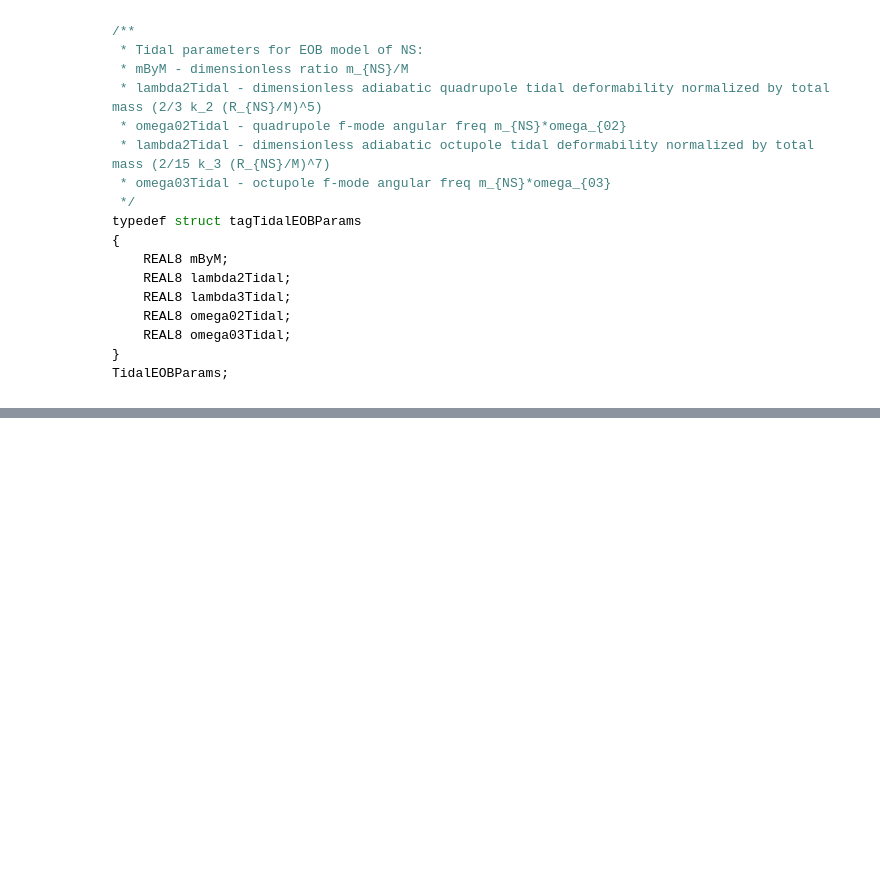
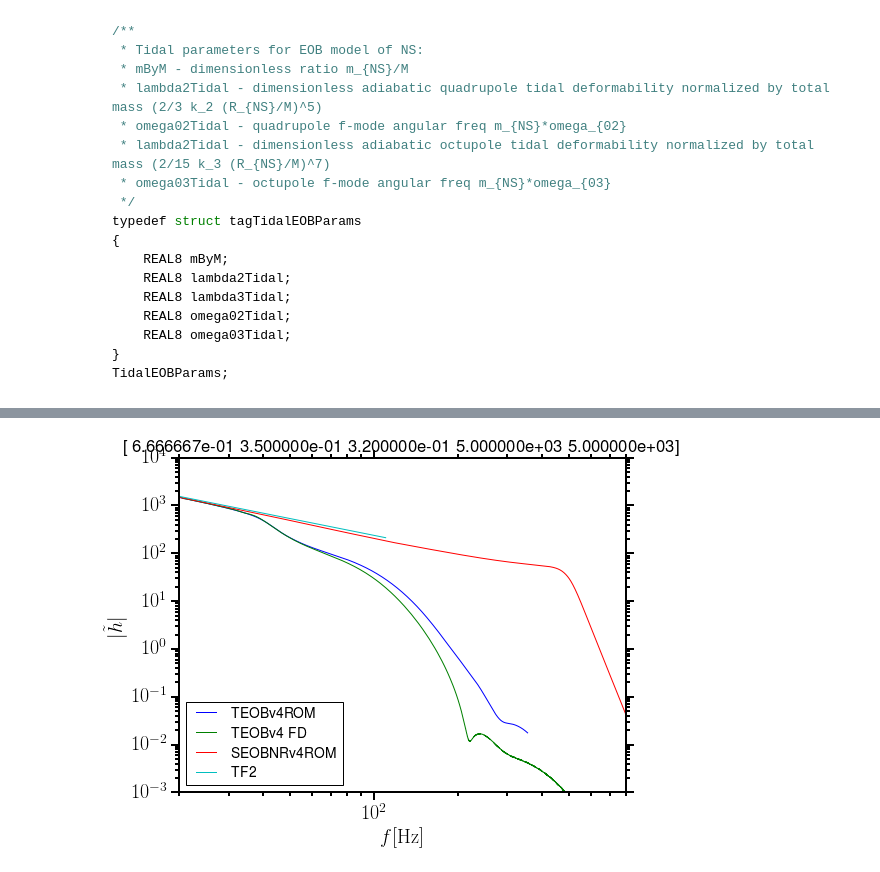
Before and after one commit to benjaminlackey/gpsurrogate, a Jupyter notebook: src/TEOB-LAL-implementation/LalsuiteSurrogate_MP.ipynb, the cells around one changed output, grey strips where cells are left out. Drawn from its saved outputs; the diff is of its cells as text; code cells hidden in the pictures; blank space fills up the shorter version.

```diff
--- a/src/TEOB-LAL-implementation/LalsuiteSurrogate_MP.ipynb
+++ b/src/TEOB-LAL-implementation/LalsuiteSurrogate_MP.ipynb
@@ -1684,0 +1710,12 @@ TidalEOBParams;
+# %%
+# SEOBNRv4T_surrogate
+phiRef, deltaF, fLow, fHigh, fRef, distance, inclination = 0, 0.1, 20, 0, 20, 1, 0
+m1 = q/(1.0+q)*Mtot
+m2 = 1.0/(1.0+q)*Mtot
+m1SI, m2SI, chi1, chi2, lambda1, lambda2, nk_max = m1*lal.MSUN_SI, m2*lal.MSUN_SI, chi1, chi2, lambda1, lambda2, -1
+
+hpTEOBv4, hcTEOBv4 = LS.SimIMRSEOBNRv4TSurrogate(phiRef, deltaF, fLow, fHigh, fRef, distance, inclination,
+                m1SI, m2SI, chi1, chi2, lambda1, lambda2)
+
+fHz_TEOBv4 = np.arange(hpTEOBv4.data.length)*hpTEOBv4.deltaF
+h_TEOBv4 = hpTEOBv4.data.data + 1j*hcTEOBv4.data.data
@@ -1684,0 +1740,35 @@ TidalEOBParams;
+# %%
+# TEOBv4 FFT via SimInspiralFD
+longAscNodes, eccentricity, meanPerAno = 0,0,0
+
+LALpars = lal.CreateDict()
+lalsimulation.SimInspiralWaveformParamsInsertTidalLambda1(LALpars, lambda1)
+lalsimulation.SimInspiralWaveformParamsInsertTidalLambda2(LALpars, lambda2)
+
+# Nyquist frequency is set by fHigh
+# Can set deltaF = 0 to figure out required frequency spacing
+hpTEOBv4FD, hcTEOBv4FD = LS.SimInspiralFD(m1SI, m2SI,
+                 0.0, 0.0, chi1,
+                 0.0, 0.0, chi2,
+                 distance, inclination, phiRef,
+                 longAscNodes, eccentricity, meanPerAno,
+                 0.0,
+                 fLow, 16384, fRef,
+                 LALpars,
+                 LS.TEOBv4)
+
+fHz_TEOBv4FD = np.arange(hpTEOBv4FD.data.length)*hpTEOBv4FD.deltaF
+h_TEOBv4FD = hpTEOBv4FD.data.data + 1j*hcTEOBv4FD.data.data
+# %%
+plt.loglog(fHz_TEOBv4, np.abs(h_TEOBv4), label='TEOBv4ROM')
+plt.loglog(fHz_TEOBv4FD, np.abs(h_TEOBv4FD), label='TEOBv4 FD')
+plt.loglog(fHz_SEOBNRv4, np.abs(h_SEOBNRv4), label='SEOBNRv4ROM')
+plt.loglog(fHz_TF2, np.abs(h_TF2), label='TF2');
+plt.legend(loc=3)
+plt.title(x)
+plt.xlabel(r'$f[\mathrm{Hz}]$')
+plt.ylabel(r'$|\tilde h|$')
+plt.xlim([20, 800]);
+plt.ylim([1e-3, 1e4]);
+# %% [output]
+[figure, added]
```
Also changed, not shown: parts of 27 cells of this notebook, 1 other file.
